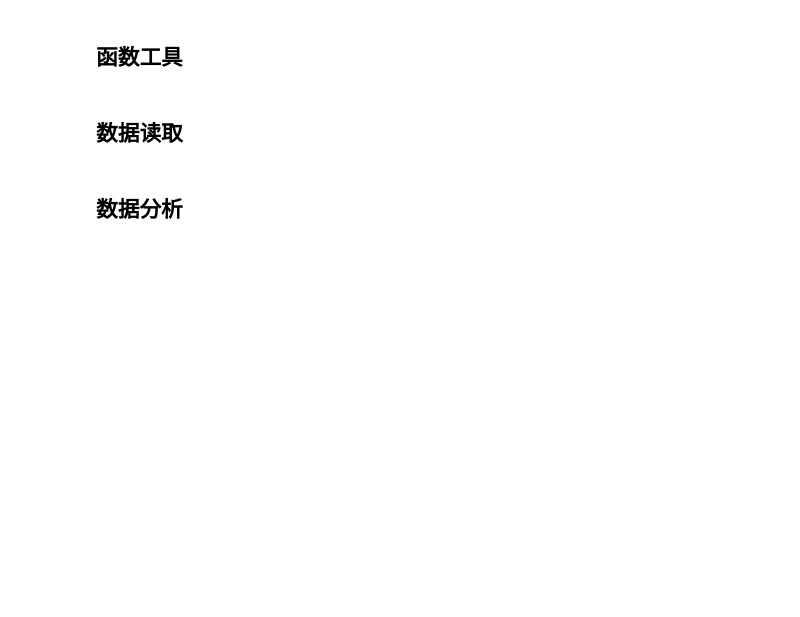
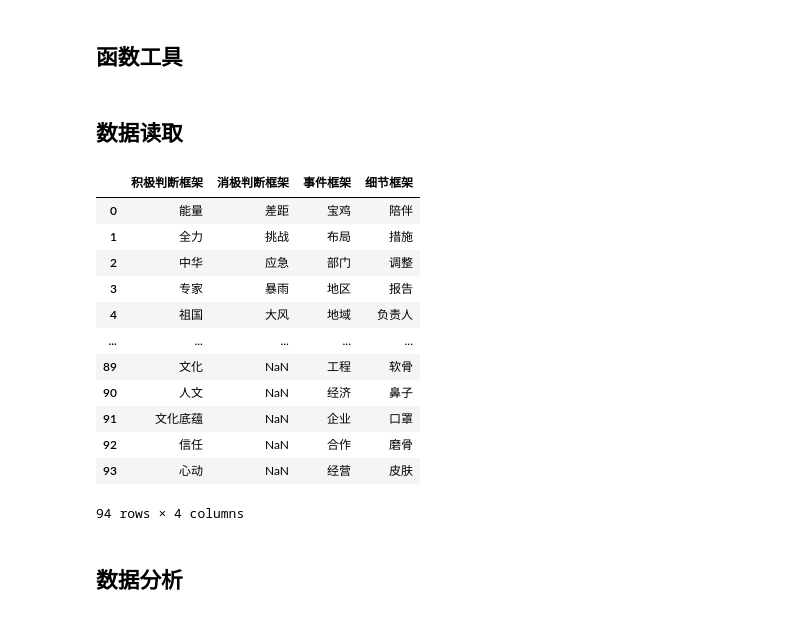
Before and after one commit to ZackYule/CityImageProject, a Jupyter notebook: step7_statistics&visualization.ipynb, the cells around one changed output. Drawn from its saved outputs; the diff is of its cells as text; code cells hidden in the pictures; blank space fills up the shorter version.

```diff
--- a/step7_statistics&visualization.ipynb
+++ b/step7_statistics&visualization.ipynb
@@ -44,3 +56,19 @@ data = pd.read_pickle(DataFilePath)
+# %%
+dictionary_comparison_table_narration
+# %% [output]
+|  | 积极判断框架 | 消极判断框架 | 事件框架 | 细节框架 |
+| 0 | 能量 | 差距 | 宝鸡 | 陪伴 |
+| 1 | 全力 | 挑战 | 布局 | 措施 |
+| 2 | 中华 | 应急 | 部门 | 调整 |
+| 3 | 专家 | 暴雨 | 地区 | 报告 |
+| 4 | 祖国 | 大风 | 地域 | 负责人 |
+| ... | ... | ... | ... | ... |
+| 89 | 文化 | NaN | 工程 | 软骨 |
+| 90 | 人文 | NaN | 经济 | 鼻子 |
+| 91 | 文化底蕴 | NaN | 企业 | 口罩 |
+| 92 | 信任 | NaN | 合作 | 磨骨 |
+| 93 | 心动 | NaN | 经营 | 皮肤 |
+94 rows × 4 columns
 # %% [markdown]
 ## 数据分析
 # %% [markdown]
```
Also changed, not shown: parts of 14 cells of this notebook, 4 other files.
